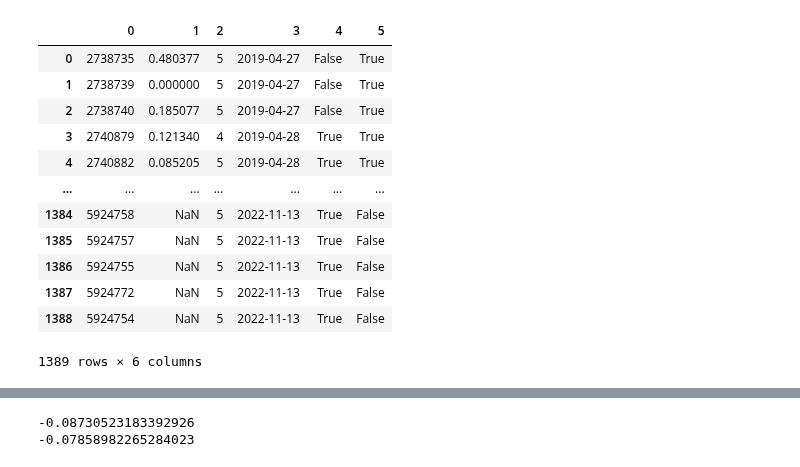
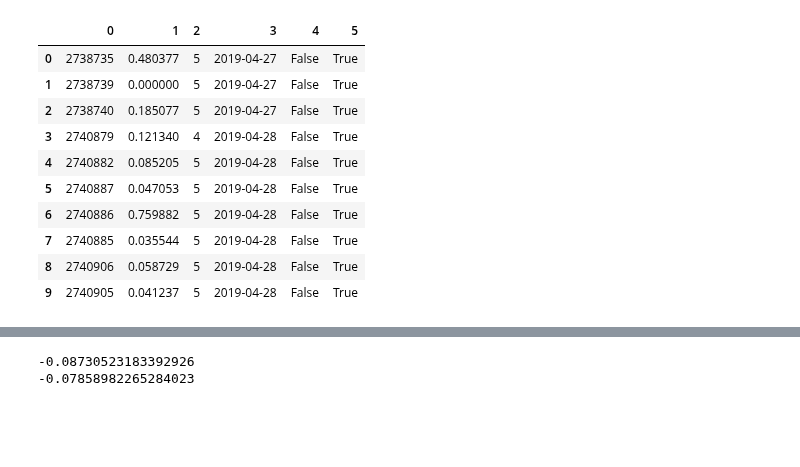
Before and after one commit to MarcosAugusto47/soccer-betting-strategy, a Jupyter notebook: notebook_plot.ipynb, the cells around one changed output, grey strips where cells are left out. Cells and saved outputs as stored; diff of their text form; code cells hidden in the pictures; blank space fills up the shorter version.

```diff
--- a/notebook_plot.ipynb
+++ b/notebook_plot.ipynb
@@ -2,43 +2,21 @@
 import matplotlib.pyplot as plt
 import pandas as pd
 pd.set_option('display.max_rows', 100)
-# %%
-#track_record = pd.read_csv('track_record_count_150_powell_01.csv')
-#track_record = pd.read_csv('experiments/track_record_count_200_powell_01_onlydates_with_bets_between80-20_all_time_serie.csv')
-#track_record = pd.read_csv('experiments/main_callback.csv')
-#track_record = pd.read_csv('experiments/parallel_onlydates_with_less_80_filter_top5.csv')
-#track_record = pd.read_csv('experiments/parallel_all_series - Copia.csv')
-#track_record = pd.read_csv('experiments/parallel_all_series.csv')
-#track_record = pd.read_csv('experiments/parallel_all_series_new_filter_test.csv')
-track_record = pd.read_csv('experiments/all_series_final_solution.csv')
-#track_record = pd.read_csv('experiments/parallel_test.csv')
-#track_record = pd.read_csv('just_a_test.csv')
-
-#track_record['return2'] = track_record['return'].shift(fill_value=0)-1
-#track_record['return2'] = track_record['return'] - 1
-#track_record['return3'] = track_record['return'] + track_record['return'].shift(fill_value=0)-1
-#track_record['return3'] = track_record['return'] + track_record['return'].shift(fill_value=0)-1
-#track_record['return4'] = track_record['return2'].cumsum()
-
-#set_inital = pd.DataFrame({'game_id': ["0000000"], "return": [1]})
-
-#track_record = pd.concat([set_inital, track_record]).reset_index(drop=True)
-#track_record['stake'] = track_record['return'].shift(fill_value=1)
-#track_record['return_shifted'] = track_record['return'].shift(periods=-1)
-track_record
-# %% [output]
-|  | 0 | 1 | 2 | 3 | 4 | 5 |
-| 0 | 2738735 | 0.480377 | 5 | 2019-04-27 | False | True |
-| 1 | 2738739 | 0.000000 | 5 | 2019-04-27 | False | True |
-| 2 | 2738740 | 0.185077 | 5 | 2019-04-27 | False | True |
-| 3 | 2740879 | 0.121340 | 4 | 2019-04-28 | True | True |
-| 4 | 2740882 | 0.085205 | 5 | 2019-04-28 | True | True |
-| ... | ... | ... | ... | ... | ... | ... |
-| 1384 | 5924758 | NaN | 5 | 2022-11-13 | True | False |
-| 1385 | 5924757 | NaN | 5 | 2022-11-13 | True | False |
-| 1386 | 5924755 | NaN | 5 | 2022-11-13 | True | False |
-| 1387 | 5924772 | NaN | 5 | 2022-11-13 | True | False |
-| 1388 | 5924754 | NaN | 5 | 2022-11-13 | True | False |
-1389 rows × 6 columns
+# %%
+track_record = pd.read_csv('experiments/all_series_final_solution.csv')
+track_record = pd.read_csv('experiments/all_series_final_solution_2.csv')
+track_record
+# %% [output]
+|  | 0 | 1 | 2 | 3 | 4 | 5 |
+| 0 | 2738735 | 0.480377 | 5 | 2019-04-27 | False | True |
+| 1 | 2738739 | 0.000000 | 5 | 2019-04-27 | False | True |
+| 2 | 2738740 | 0.185077 | 5 | 2019-04-27 | False | True |
+| 3 | 2740879 | 0.121340 | 4 | 2019-04-28 | False | True |
+| 4 | 2740882 | 0.085205 | 5 | 2019-04-28 | False | True |
+| 5 | 2740887 | 0.047053 | 5 | 2019-04-28 | False | True |
+| 6 | 2740886 | 0.759882 | 5 | 2019-04-28 | False | True |
+| 7 | 2740885 | 0.035544 | 5 | 2019-04-28 | False | True |
+| 8 | 2740906 | 0.058729 | 5 | 2019-04-28 | False | True |
+| 9 | 2740905 | 0.041237 | 5 | 2019-04-28 | False | True |
 # %%
 track_record.columns = ['game_id',	'return',	'n_bets',	'datetime',	'time_limit_flag', 'is_valid_solution']
```
Also changed, not shown: parts of 9 cells of this notebook, 4 other files.
